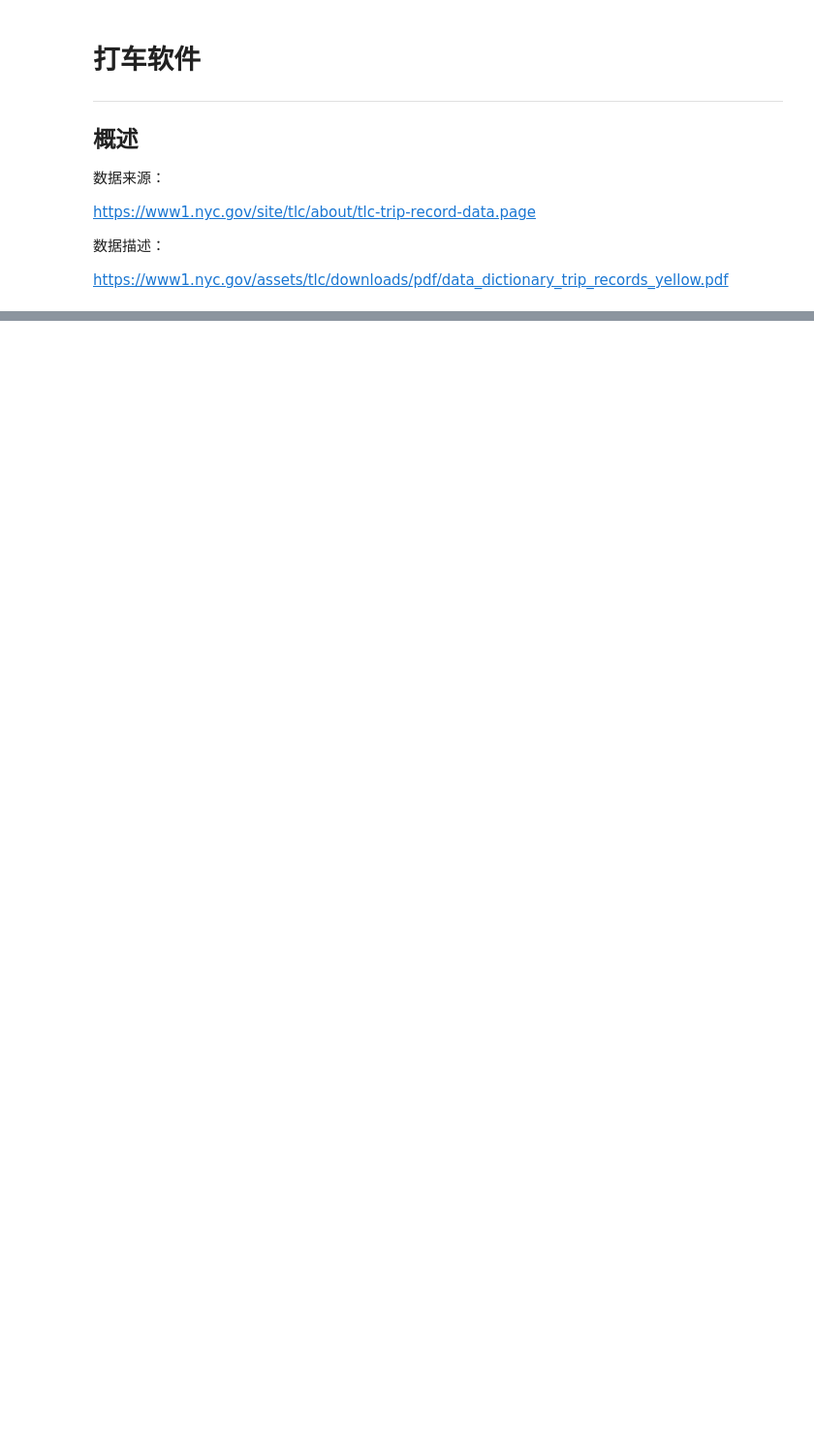
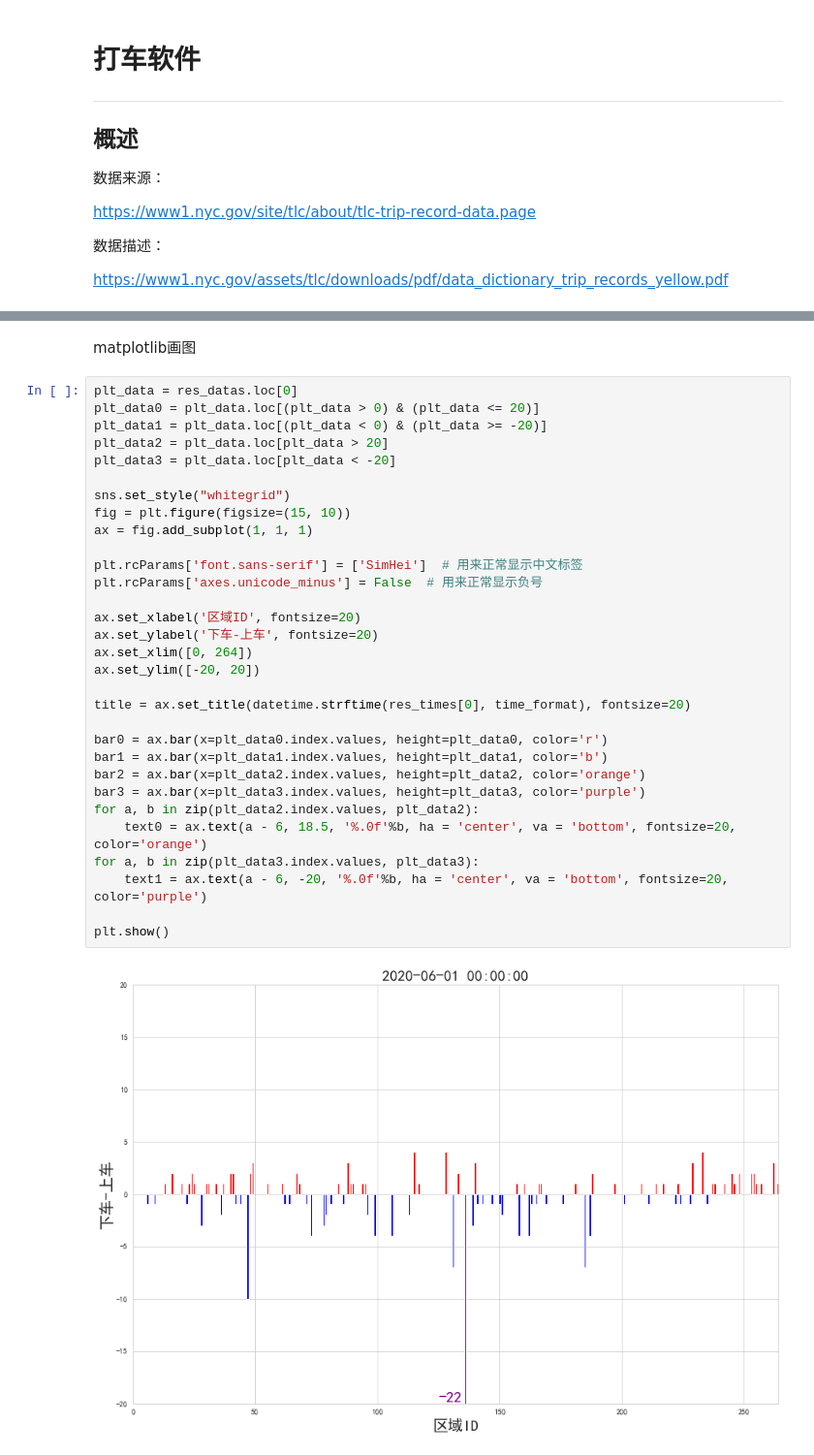
Before and after one commit to lemonerH/TLC, a Jupyter notebook: 打车软件.ipynb, the cells around one changed output, grey strips where cells are left out. Shown at 97% size. Saved outputs shown, nothing was run; the diff lists cells and outputs as text; blank space fills up the shorter version.

```diff
--- a/打车软件.ipynb
+++ b/打车软件.ipynb
@@ -57,0 +128,35 @@ pfr.to_file('report.html')
+# %% [markdown]
+matplotlib画图
+# %%
+plt_data = res_datas.loc[0]
+plt_data0 = plt_data.loc[(plt_data > 0) & (plt_data <= 20)]
+plt_data1 = plt_data.loc[(plt_data < 0) & (plt_data >= -20)]
+plt_data2 = plt_data.loc[plt_data > 20]
+plt_data3 = plt_data.loc[plt_data < -20]
+
+sns.set_style("whitegrid")
+fig = plt.figure(figsize=(15, 10))
+ax = fig.add_subplot(1, 1, 1)
+
+plt.rcParams['font.sans-serif'] = ['SimHei']  # 用来正常显示中文标签
+plt.rcParams['axes.unicode_minus'] = False  # 用来正常显示负号
+
+ax.set_xlabel('区域ID', fontsize=20)
+ax.set_ylabel('下车-上车', fontsize=20)
+ax.set_xlim([0, 264])
+ax.set_ylim([-20, 20])
+
+title = ax.set_title(datetime.strftime(res_times[0], time_format), fontsize=20)
+
+bar0 = ax.bar(x=plt_data0.index.values, height=plt_data0, color='r')
+bar1 = ax.bar(x=plt_data1.index.values, height=plt_data1, color='b')
+bar2 = ax.bar(x=plt_data2.index.values, height=plt_data2, color='orange')
+bar3 = ax.bar(x=plt_data3.index.values, height=plt_data3, color='purple')
+for a, b in zip(plt_data2.index.values, plt_data2):
+    text0 = ax.text(a - 6, 18.5, '%.0f'%b, ha = 'center', va = 'bottom', fontsize=20, color='orange')
+for a, b in zip(plt_data3.index.values, plt_data3):
+    text1 = ax.text(a - 6, -20, '%.0f'%b, ha = 'center', va = 'bottom', fontsize=20, color='purple')
+
+plt.show()
+# %% [output]
+[figure, added]
```
Also changed, not shown: parts of 6 cells of this notebook.
